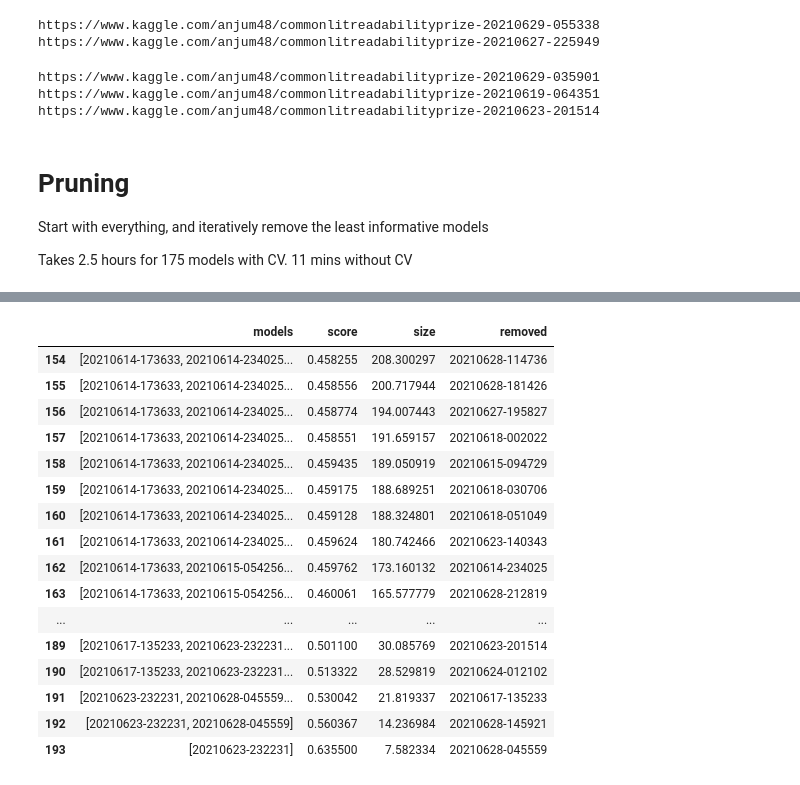
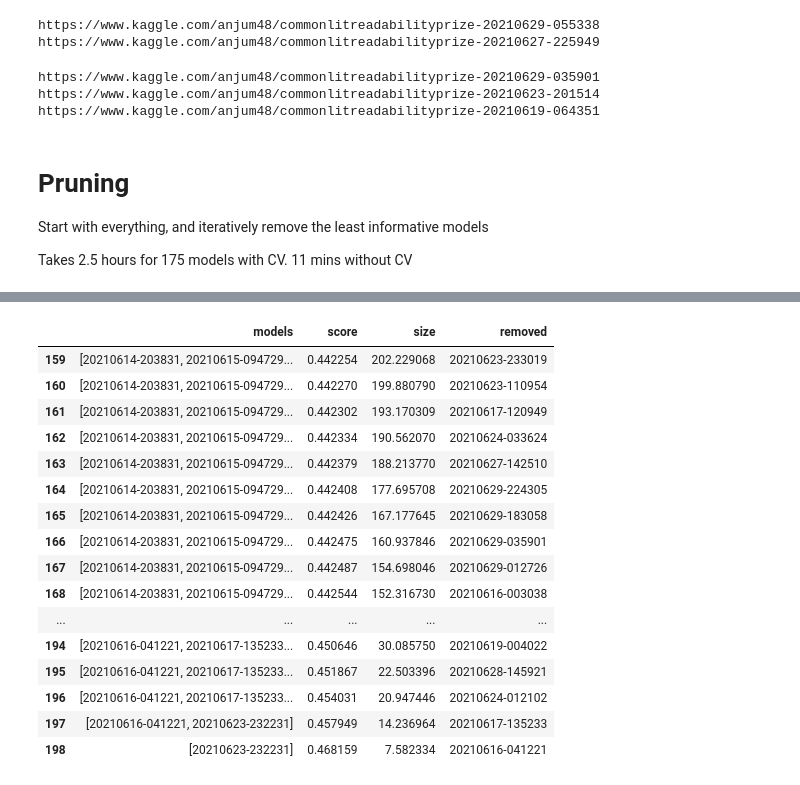
Before and after one commit to Anjum48/commonlitreadabilityprize, a Jupyter notebook: notebooks/stacking.ipynb, the cells around one changed output, grey strips where cells are left out. Saved outputs shown, nothing was run; the diff lists cells and outputs as text; code cells hidden in the pictures.

```diff
--- a/notebooks/stacking.ipynb
+++ b/notebooks/stacking.ipynb
@@ -73,7 +73,7 @@ model_folders = [
     "20210617-102611",
     "20210617-120949",
     "20210617-135233",
-    "20210617-153459",
+#     "20210617-153459", Missing ckpts?
     # silver-bumblebee-of-attack - roberta-base - 0.4932
     "20210617-223340",
     "20210617-232650",
@@ -274,6 +274,12 @@ model_folders = [
     "20210710-130717",
     "20210710-152140",
     "20210710-173710",
+    # gabby-radical-jerboa - microsoft/deberta-large (stochastic target) - 0.4738
+    "20210724-101022",
+    "20210724-131834",
+    "20210724-162806",
+    "20210724-194719",
+    "20210724-230817",
 ]
 
 print(len(model_folders))
@@ -835,8 +854,8 @@ for d in remove_list:
     print(f"https://www.kaggle.com/anjum48/commonlitreadabilityprize-{d}")
 # %% [output]
 https://www.kaggle.com/anjum48/commonlitreadabilityprize-20210629-035901
+https://www.kaggle.com/anjum48/commonlitreadabilityprize-20210623-201514
 https://www.kaggle.com/anjum48/commonlitreadabilityprize-20210619-064351
-https://www.kaggle.com/anjum48/commonlitreadabilityprize-20210623-201514
 # %% [markdown]
 # Pruning
 
@@ -851,21 +870,24 @@ history = []
 cv = False
 ridge = True
 # score = get_nf_score(oofs[candidates], oofs["target"], cv=cv)
-# score = get_score(oofs[candidates], oofs["target"], ridge=ridge)
-score = get_score_monte_carlo(oofs[candidates], oofs["target"], ridge=ridge)
+score = get_score(oofs[candidates], oofs["target"], ridge=ridge)
+# score = get_score_monte_carlo(oofs[candidates], oofs["target"], ridge=ridge)
+# score = get_lstsq_score(oofs[candidates], oofs["target"])
 
 print(f"Initial score {score:0.5f}")
 
 while len(candidates) > 1:
     trial_candidates = [candidates[:i] + candidates[i+1:] for i, _ in enumerate(candidates)]
 #    scores = [get_nf_score(oofs[tc], oofs["target"], cv=cv) for tc in trial_candidates]
-#     scores = [get_score(oofs[tc], oofs["target"], ridge=ridge) for tc in trial_candidates]
-    scores = [get_score_monte_carlo(oofs[tc], oofs["target"], ridge=ridge) for tc in trial_candidates]
+    scores = [get_score(oofs[tc], oofs["target"], ridge=ridge) for tc in trial_candidates]
+#     scores = [get_score_monte_carlo(oofs[tc], oofs["target"], ridge=ridge) for tc in trial_candidates]
+#     scores = [get_lstsq_score(oofs[tc], oofs["target"]) for tc in trial_candidates]
     removed = candidates[np.argmin(scores)]
     del candidates[np.argmin(scores)]
 #    score = get_nf_score(oofs[candidates], oofs["target"], cv=cv)
-#     score = get_score(oofs[candidates], oofs["target"], ridge=ridge)
-    score = get_score_monte_carlo(oofs[candidates], oofs["target"], ridge=ridge)
+    score = get_score(oofs[candidates], oofs["target"], ridge=ridge)
+#     score = get_score_monte_carlo(oofs[candidates], oofs["target"], ridge=ridge)
+#     score = get_lstsq_score(oofs[candidates], oofs["target"])
     size = np.sum([get_size(c) for c in candidates])
     history.append({"models": candidates.copy(), "score": score, "size": size, "removed": removed})
     print(f"{len(history)} New score {score:0.5f}. Size: {size:0.1f} GB. Removed {removed}")
@@ -893,20 +915,20 @@ Initial score 0.45802
 |  | models | score | size | removed |
-| 154 | [20210614-173633, 20210614-234025... | 0.458255 | 208.300297 | 20210628-114736 |
-| 155 | [20210614-173633, 20210614-234025... | 0.458556 | 200.717944 | 20210628-181426 |
-| 156 | [20210614-173633, 20210614-234025... | 0.458774 | 194.007443 | 20210627-195827 |
-| 157 | [20210614-173633, 20210614-234025... | 0.458551 | 191.659157 | 20210618-002022 |
-| 158 | [20210614-173633, 20210614-234025... | 0.459435 | 189.050919 | 20210615-094729 |
-| 159 | [20210614-173633, 20210614-234025... | 0.459175 | 188.689251 | 20210618-030706 |
-| 160 | [20210614-173633, 20210614-234025... | 0.459128 | 188.324801 | 20210618-051049 |
-| 161 | [20210614-173633, 20210614-234025... | 0.459624 | 180.742466 | 20210623-140343 |
-| 162 | [20210614-173633, 20210615-054256... | 0.459762 | 173.160132 | 20210614-234025 |
-| 163 | [20210614-173633, 20210615-054256... | 0.460061 | 165.577779 | 20210628-212819 |
+| 159 | [20210614-203831, 20210615-094729... | 0.442254 | 202.229068 | 20210623-233019 |
+| 160 | [20210614-203831, 20210615-094729... | 0.442270 | 199.880790 | 20210623-110954 |
+| 161 | [20210614-203831, 20210615-094729... | 0.442302 | 193.170309 | 20210617-120949 |
+| 162 | [20210614-203831, 20210615-094729... | 0.442334 | 190.562070 | 20210624-033624 |
+| 163 | [20210614-203831, 20210615-094729... | 0.442379 | 188.213770 | 20210627-142510 |
+| 164 | [20210614-203831, 20210615-094729... | 0.442408 | 177.695708 | 20210629-224305 |
+| 165 | [20210614-203831, 20210615-094729... | 0.442426 | 167.177645 | 20210629-183058 |
+| 166 | [20210614-203831, 20210615-094729... | 0.442475 | 160.937846 | 20210629-035901 |
+| 167 | [20210614-203831, 20210615-094729... | 0.442487 | 154.698046 | 20210629-012726 |
+| 168 | [20210614-203831, 20210615-094729... | 0.442544 | 152.316730 | 20210616-003038 |
 | ... | ... | ... | ... | ... |
-| 189 | [20210617-135233, 20210623-232231... | 0.501100 | 30.085769 | 20210623-201514 |
-| 190 | [20210617-135233, 20210623-232231... | 0.513322 | 28.529819 | 20210624-012102 |
-| 191 | [20210623-232231, 20210628-045559... | 0.530042 | 21.819337 | 20210617-135233 |
-| 192 | [20210623-232231, 20210628-045559] | 0.560367 | 14.236984 | 20210628-145921 |
-| 193 | [20210623-232231] | 0.635500 | 7.582334 | 20210628-045559 |
+| 194 | [20210616-041221, 20210617-135233... | 0.450646 | 30.085750 | 20210619-004022 |
+| 195 | [20210616-041221, 20210617-135233... | 0.451867 | 22.503396 | 20210628-145921 |
+| 196 | [20210616-041221, 20210617-135233... | 0.454031 | 20.947446 | 20210624-012102 |
+| 197 | [20210616-041221, 20210623-232231] | 0.457949 | 14.236964 | 20210617-135233 |
+| 198 | [20210623-232231] | 0.468159 | 7.582334 | 20210616-041221 |
 # %%
 history.to_csv("pruning_v3.csv", index=False)
 # %%
```
Also changed, not shown: parts of 21 cells of this notebook, 6 other files.
